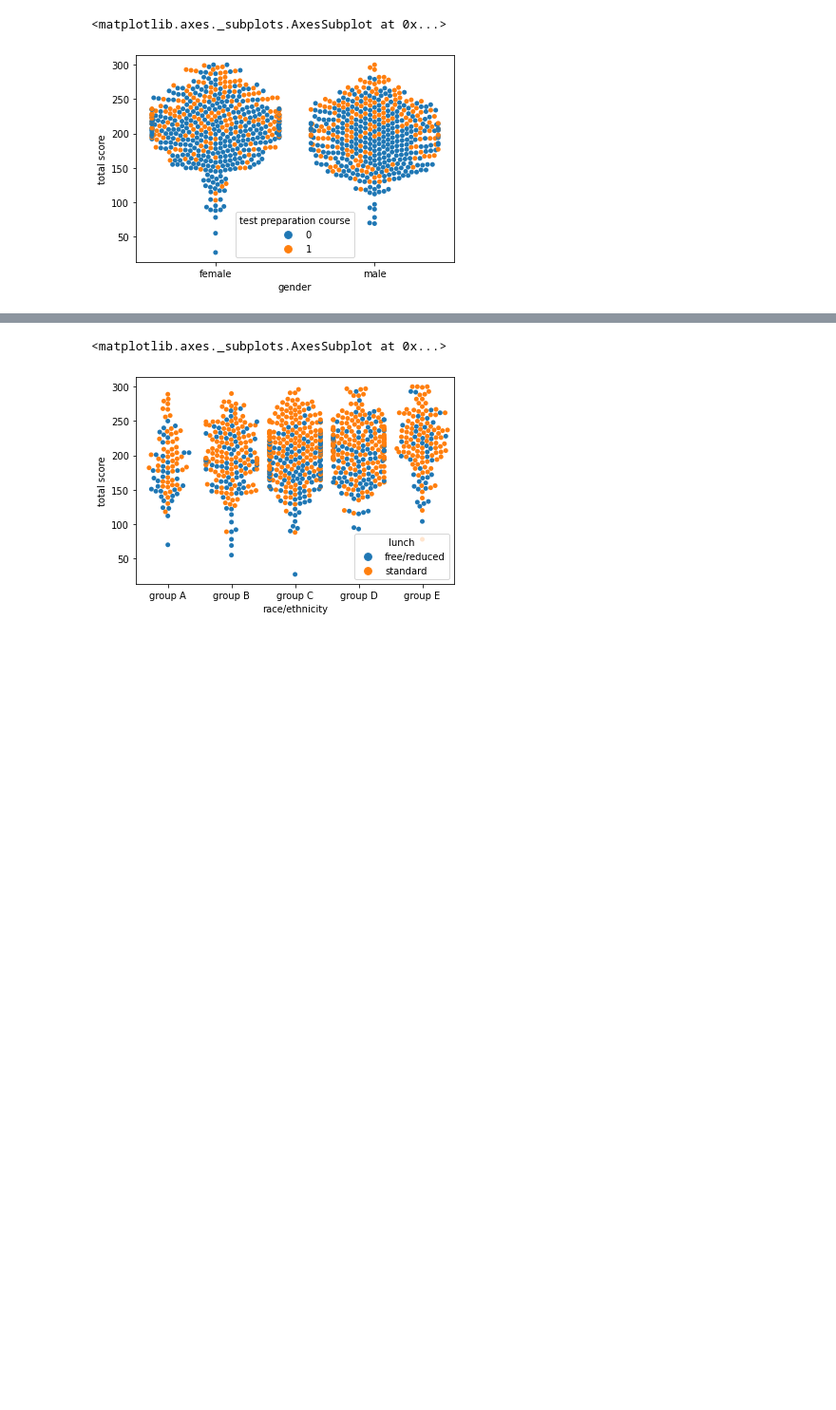
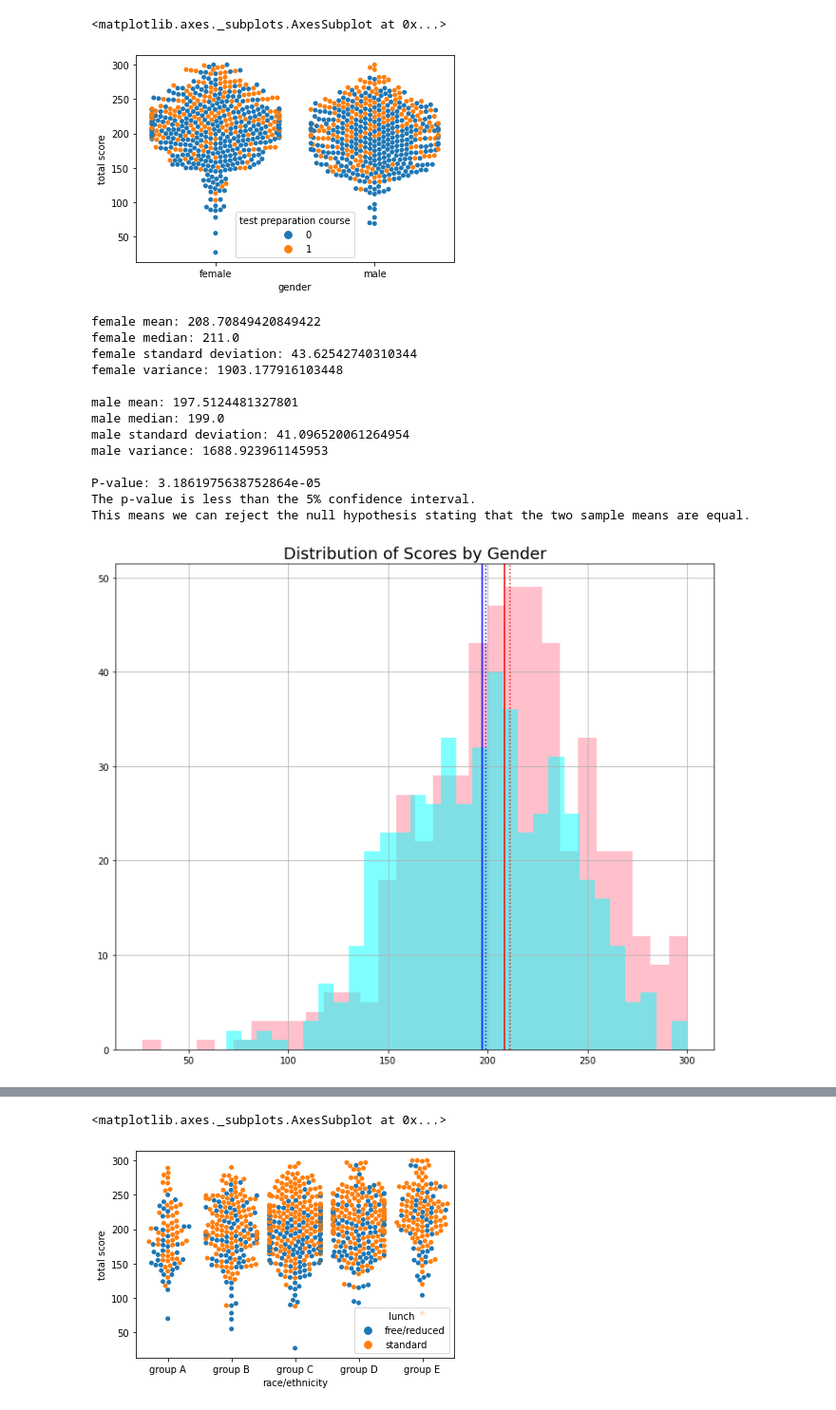
Before and after one commit to taflor/Student-Scores, a Jupyter notebook: notebooks/1.2 Exploratory Data Analysis.ipynb, the cells around one changed output, grey strips where cells are left out. Shown at 95% size. Saved outputs shown, nothing was run; the diff lists cells and outputs as text; code cells hidden in the pictures; blank space fills up the shorter version.

```diff
--- a/notebooks/1.2 Exploratory Data Analysis.ipynb
+++ b/notebooks/1.2 Exploratory Data Analysis.ipynb
@@ -139,3 +254,55 @@ sns.swarmplot(x='gender',y='total score',data=df,hue='test preparation course')
 # %% [output]
 <matplotlib.axes._subplots.AxesSubplot at 0x...>
 [figure]
+# %%
+# Compare genders
+female = df[df['gender'] == 'female']
+male = df[df['gender'] == 'male']
+
+
+plt.figure(figsize=(12,10))
+hist = female['total score'].hist(bins=30, color='pink')
+hist = male['total score'].hist(bins=30, color='cyan',alpha=0.5)
+
+plt.title('Distribution of Scores by Gender', fontsize=18)
+plt.axvline(x=female['total score'].mean(), color='red')
+plt.axvline(x=female['total score'].median(), linestyle='dotted',color='red')
+plt.axvline(x=male['total score'].mean(), color='blue')
+plt.axvline(x=male['total score'].median(), linestyle='dotted',color='blue')
+
+
+print('female mean: {}'.format(female['total score'].mean()))
+print('female median: {}'.format(female['total score'].median()))
+print('female standard deviation: {}'.format(female['total score'].std()))
+print('female variance: {}\n'.format(statistics.variance(female['total score'])))
+
+print('male mean: {}'.format(male['total score'].mean()))
+print('male median: {}'.format(male['total score'].median()))
+print('male standard deviation: {}'.format(male['total score'].std()))
+print('male variance: {}'.format(statistics.variance(male['total score'])))
+
+# Two-Sample T-Test
+# 5% confidence interval
+# Such a test tells us whether two data samples have different means.
+# Here, we take the null hypothesis that both groups have equal means.
+# We don’t need a known population parameter for this.
+
+results = stats.ttest_ind(a=male['total score'],b=female['total score'],equal_var=False)
+print('\nP-value: {}'.format(results[1]))
+print('The p-value is less than the 5% confidence interval.')
+print('This means we can reject the null hypothesis stating that the two sample means are equal.')
+# %% [output]
+female mean: 208.70849420849422
+female median: 211.0
+female standard deviation: 43.62542740310344
+female variance: 1903.177916103448
+
+male mean: 197.5124481327801
+male median: 199.0
+male standard deviation: 41.096520061264954
+male variance: 1688.923961145953
+
+P-value: 3.1861975638752864e-05
+The p-value is less than the 5% confidence interval.
+This means we can reject the null hypothesis stating that the two sample means are equal.
+[figure, added]
```
Also changed, not shown: parts of 36 cells of this notebook, 4 other files.
